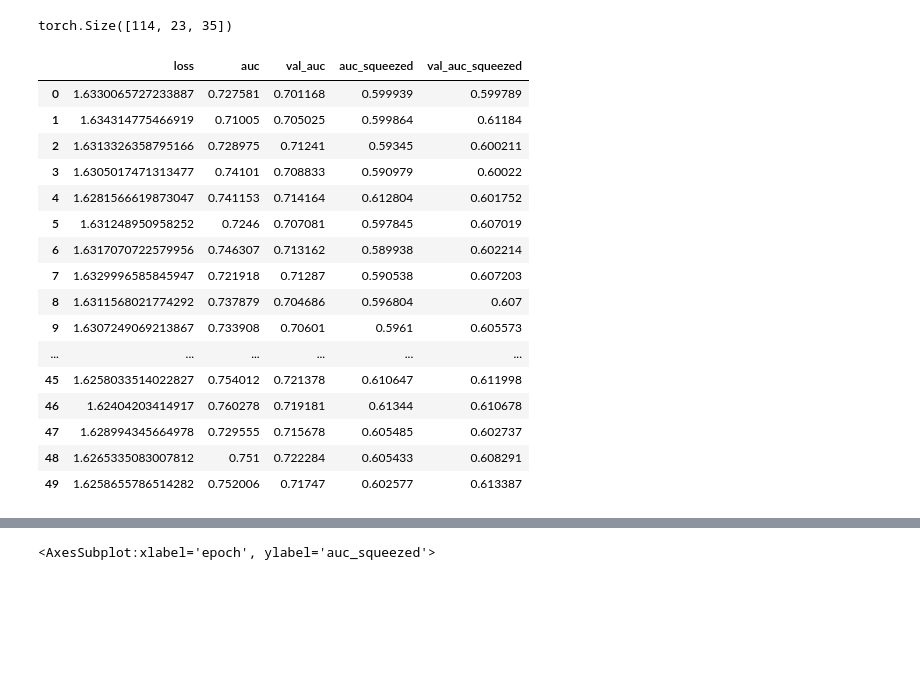
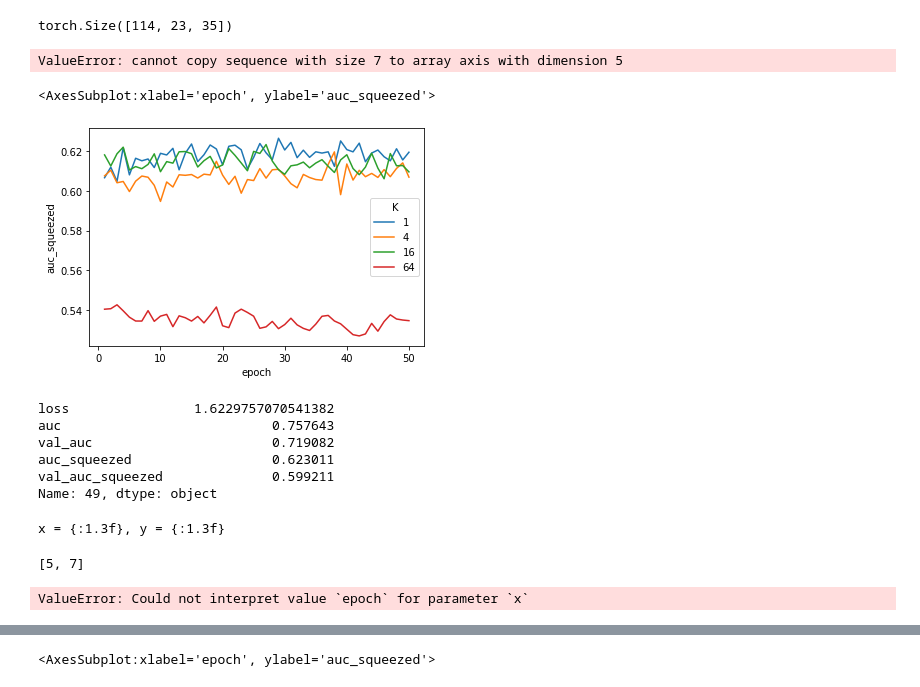
Before and after one commit to joebhakim/testbed, a Jupyter notebook: dev_notebook.ipynb, the cells around one changed output, grey strips where cells are left out. Cells and saved outputs as stored; diff of their text form; code cells hidden in the pictures; blank space fills up the shorter version.

```diff
--- a/dev_notebook.ipynb
+++ b/dev_notebook.ipynb
@@ -367,9 +359,3 @@ torch.Size([114, 23, 3])
 xb.shape
 # %% [output]
 torch.Size([114, 23, 35])
-# %%
-
-tf = temp_layer_f()
-tg = temp_layer_g()
-
-run_pretrain_loop(x_train, y_train)
@@ -379,22 +361,0 @@ th = temp_layer_h_gumbo(K=1)
-# %%
-K = 1
-# %%
-utils.training_loop_iter_K(K,x_train, y_train, x_val, y_val, bs)
-# %% [output]
-|  | loss | auc | val_auc | auc_squeezed | val_auc_squeezed |
-| 0 | 1.6330065727233887 | 0.727581 | 0.701168 | 0.599939 | 0.599789 |
-| 1 | 1.634314775466919 | 0.71005 | 0.705025 | 0.599864 | 0.61184 |
-| 2 | 1.6313326358795166 | 0.728975 | 0.71241 | 0.59345 | 0.600211 |
-| 3 | 1.6305017471313477 | 0.74101 | 0.708833 | 0.590979 | 0.60022 |
-| 4 | 1.6281566619873047 | 0.741153 | 0.714164 | 0.612804 | 0.601752 |
-| 5 | 1.631248950958252 | 0.7246 | 0.707081 | 0.597845 | 0.607019 |
-| 6 | 1.6317070722579956 | 0.746307 | 0.713162 | 0.589938 | 0.602214 |
-| 7 | 1.6329996585845947 | 0.721918 | 0.71287 | 0.590538 | 0.607203 |
-| 8 | 1.6311568021774292 | 0.737879 | 0.704686 | 0.596804 | 0.607 |
-| 9 | 1.6307249069213867 | 0.733908 | 0.70601 | 0.5961 | 0.605573 |
-| ... | ... | ... | ... | ... | ... |
-| 45 | 1.6258033514022827 | 0.754012 | 0.721378 | 0.610647 | 0.611998 |
-| 46 | 1.62404203414917 | 0.760278 | 0.719181 | 0.61344 | 0.610678 |
-| 47 | 1.628994345664978 | 0.729555 | 0.715678 | 0.605485 | 0.602737 |
-| 48 | 1.6265335083007812 | 0.751 | 0.722284 | 0.605433 | 0.608291 |
-| 49 | 1.6258655786514282 | 0.752006 | 0.71747 | 0.602577 | 0.613387 |
@@ -400,0 +364,28 @@ utils.training_loop_iter_K(K,x_train, y_train, x_val, y_val, bs)
+# %%
+metrics_record_dict = {}
+
+K_iter_list = [1,4,16,64]
+
+for K in K_iter_list:
+    metrics_record = utils.training_loop_iter_K(K,x_train, y_train, x_val, y_val, bs=512, n_epochs=50)
+    metrics_record_dict[K] = metrics_record
+    metrics_record_dict[K]['K'] = K
+
+metrics_record_allparams = pd.concat([metrics_record_dict[K_iter] for K_iter in K_iter_list])
+metrics_record_allparams['K'] = pd.Categorical(metrics_record_allparams['K']) # for plotting
+# %% [output]
+ValueError: cannot copy sequence with size 7 to array axis with dimension 5
+# %%
+sns.lineplot(data=metrics_record_allparams, x='epoch', y='auc_squeezed', hue='K')
+# %% [output]
+<AxesSubplot:xlabel='epoch', ylabel='auc_squeezed'>
+[figure, added]
+# %%
+metrics_record_dict[1].iloc[-1]
+# %% [output]
+loss                1.6229757070541382
+auc                           0.757643
+val_auc                       0.719082
+auc_squeezed                  0.623011
+val_auc_squeezed              0.599211
+Name: 49, dtype: object
@@ -401,2 +398,15 @@ utils.training_loop_iter_K(K,x_train, y_train, x_val, y_val, bs)
+# %%
+kwa = tostr(x=x, y=y)
+print(', '.join([key + " = {:1.3f}" for key in kwa.keys()]))
+# %% [output]
+x = {:1.3f}, y = {:1.3f}
+# %%
+list(kwa.values())
+# %% [output]
+[5, 7]
 # %%
 import seaborn as sns
+# %%
+sns.lineplot(data=sns.lineplot(data=metrics_record_dict[16], x='epoch', y='auc_squeezed'), x='epoch', y='auc_squeezed', hue='K')
+# %% [output]
+ValueError: Could not interpret value `epoch` for parameter `x`
```
Also changed, not shown: parts of 8 cells of this notebook, 1 other file.
